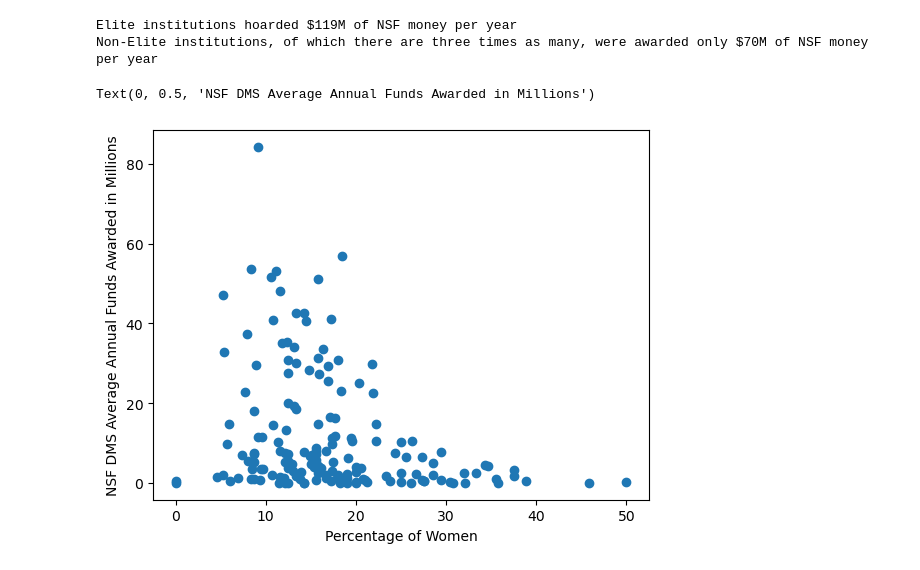
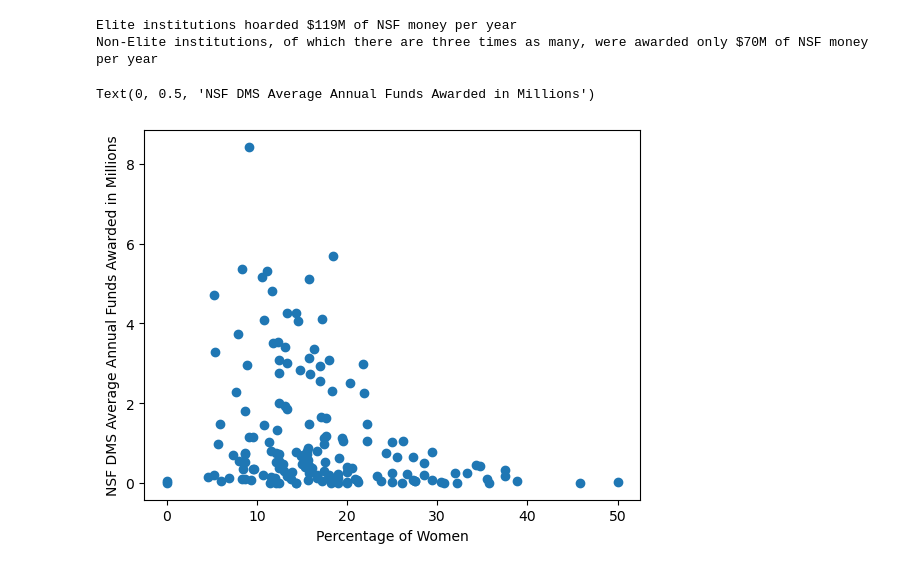
Before and after one commit to DAAAAMNSocialJustice/metamath, a Jupyter notebook: AMM/analysis.ipynb, the cells around one changed output. Saved outputs shown, nothing was run; the diff lists cells and outputs as text; code cells hidden in the pictures.

Commit message:
Fix graph scale

```diff
--- a/AMM/analysis.ipynb
+++ b/AMM/analysis.ipynb
@@ -354,9 +354,9 @@ print("Non-Elite institutions, of which there are three times as many, were awar
 Elite institutions hoarded $119M of NSF money per year
 Non-Elite institutions, of which there are three times as many, were awarded only $70M of NSF money per year
 # %%
-plt.scatter(df_merged_final['Percentage of Women'], df_merged_final["AwardedAmount"]/1000000)
+plt.scatter(df_merged_final['Percentage of Women'], df_merged_final["AwardedAmount"]/10000000)
 plt.xlabel('Percentage of Women')
 plt.ylabel('NSF DMS Average Annual Funds Awarded in Millions')
 # %% [output]
 Text(0, 0.5, 'NSF DMS Average Annual Funds Awarded in Millions')
-[figure, old version]
+[figure, new version]
```
